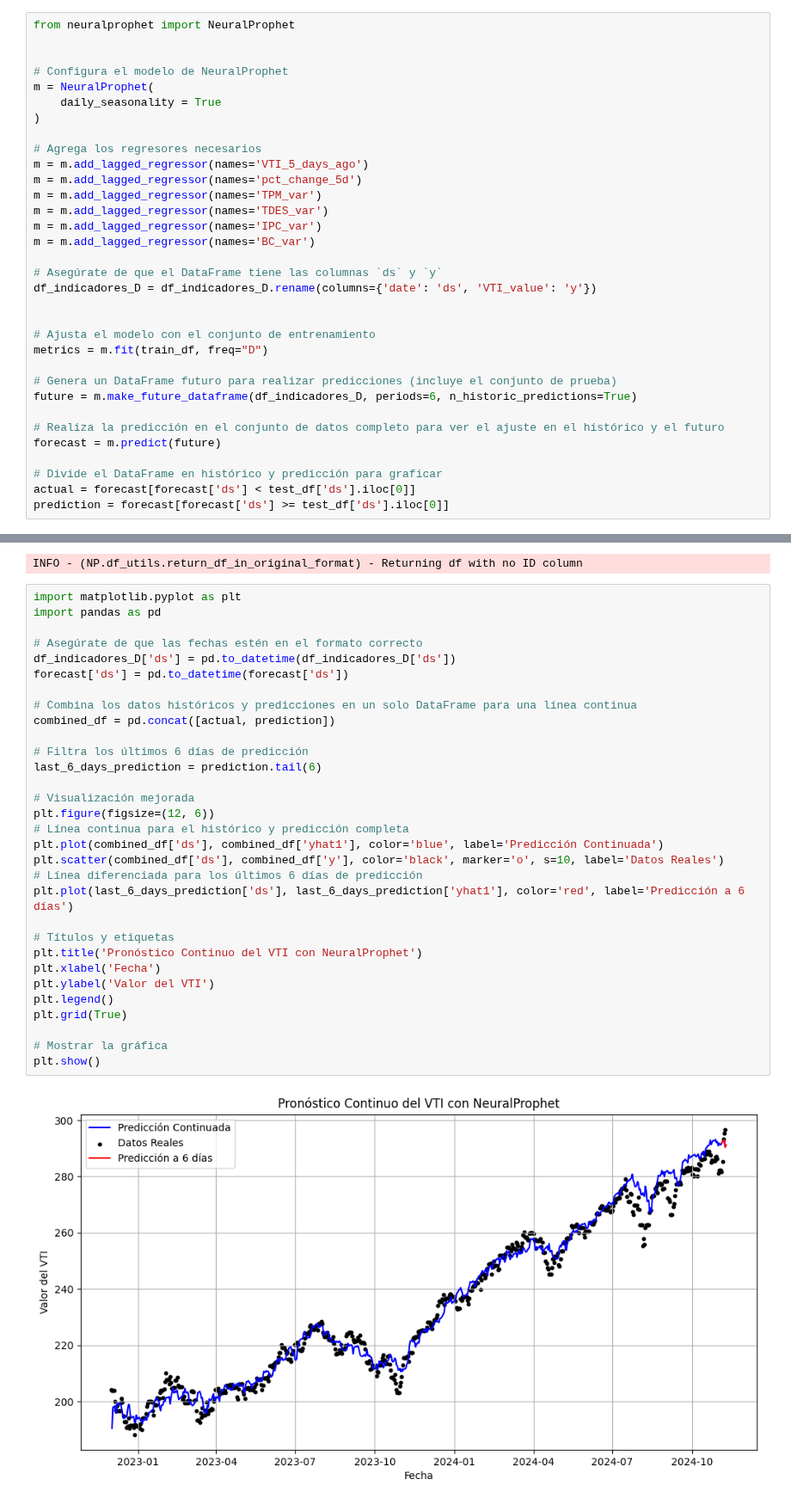
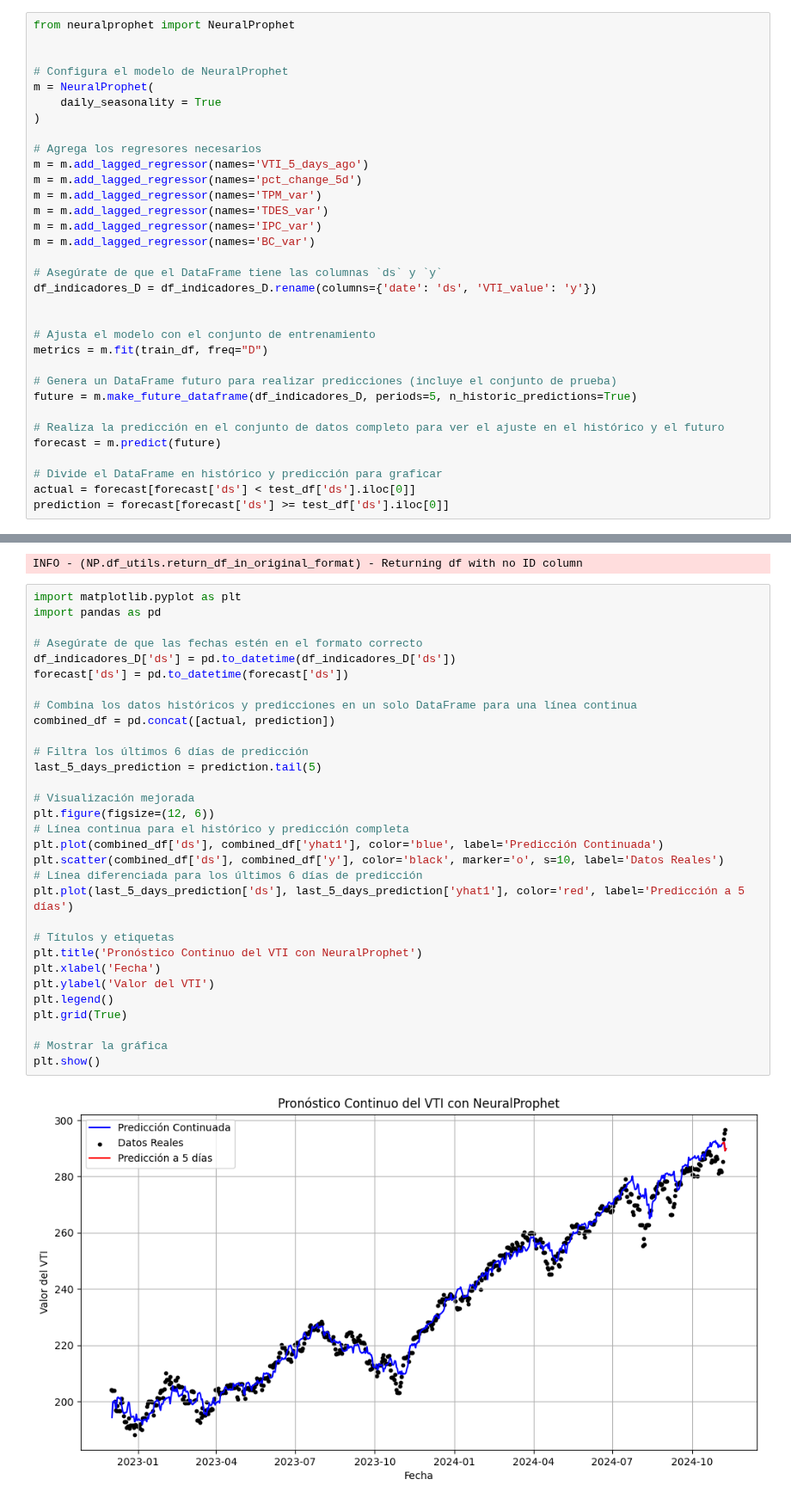
Before and after one commit to diegomacaya/proyecto_DataScience_DMS, a Jupyter notebook: src/Proyecto_Data_Science.ipynb, the cells around one changed output, grey strips where cells are left out. Shown at 86% size. Cells and saved outputs as stored; diff of their text form.

```diff
--- a/src/Proyecto_Data_Science.ipynb
+++ b/src/Proyecto_Data_Science.ipynb
@@ -981,7 +965,7 @@ df_indicadores_D = df_indicadores_D.rename(columns={'date': 'ds', 'VTI_value': '
 metrics = m.fit(train_df, freq="D")
 
 # Genera un DataFrame futuro para realizar predicciones (incluye el conjunto de prueba)
-future = m.make_future_dataframe(df_indicadores_D, periods=6, n_historic_predictions=True)
+future = m.make_future_dataframe(df_indicadores_D, periods=5, n_historic_predictions=True)
 
 # Realiza la predicción en el conjunto de datos completo para ver el ajuste en el histórico y el futuro
 forecast = m.predict(future)
@@ -1034,34 +1018,34 @@ INFO - (NP.df_utils.return_df_in_original_format) - Returning df with no ID colu
 # %%
 import matplotlib.pyplot as plt
 import pandas as pd
 
 # Asegúrate de que las fechas estén en el formato correcto
 df_indicadores_D['ds'] = pd.to_datetime(df_indicadores_D['ds'])
 forecast['ds'] = pd.to_datetime(forecast['ds'])
 
 # Combina los datos históricos y predicciones en un solo DataFrame para una línea continua
 combined_df = pd.concat([actual, prediction])
 
 # Filtra los últimos 6 días de predicción
-last_6_days_prediction = prediction.tail(6)
+last_5_days_prediction = prediction.tail(5)
 
 # Visualización mejorada
 plt.figure(figsize=(12, 6))
 # Línea continua para el histórico y predicción completa
 plt.plot(combined_df['ds'], combined_df['yhat1'], color='blue', label='Predicción Continuada')
 plt.scatter(combined_df['ds'], combined_df['y'], color='black', marker='o', s=10, label='Datos Reales')
 # Línea diferenciada para los últimos 6 días de predicción
-plt.plot(last_6_days_prediction['ds'], last_6_days_prediction['yhat1'], color='red', label='Predicción a 6 días')
+plt.plot(last_5_days_prediction['ds'], last_5_days_prediction['yhat1'], color='red', label='Predicción a 5 días')
 
 # Títulos y etiquetas
 plt.title('Pronóstico Continuo del VTI con NeuralProphet')
 plt.xlabel('Fecha')
 plt.ylabel('Valor del VTI')
 plt.legend()
 plt.grid(True)
 
 # Mostrar la gráfica
 plt.show()
 # %% [output]
-[figure, old version]
+[figure, new version]
 # %%
```
Also changed, not shown: parts of 9 cells of this notebook, 20 other files.
